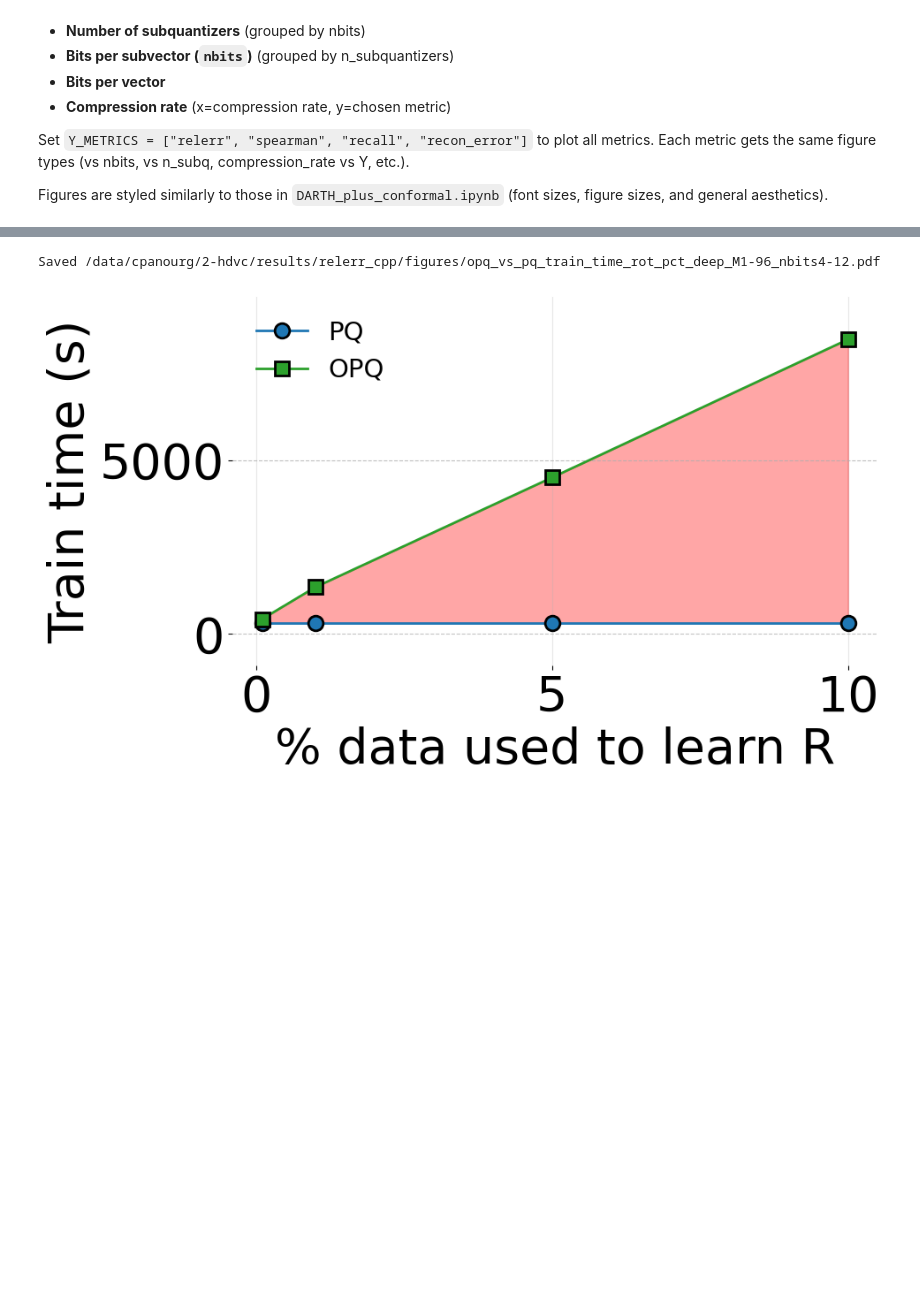
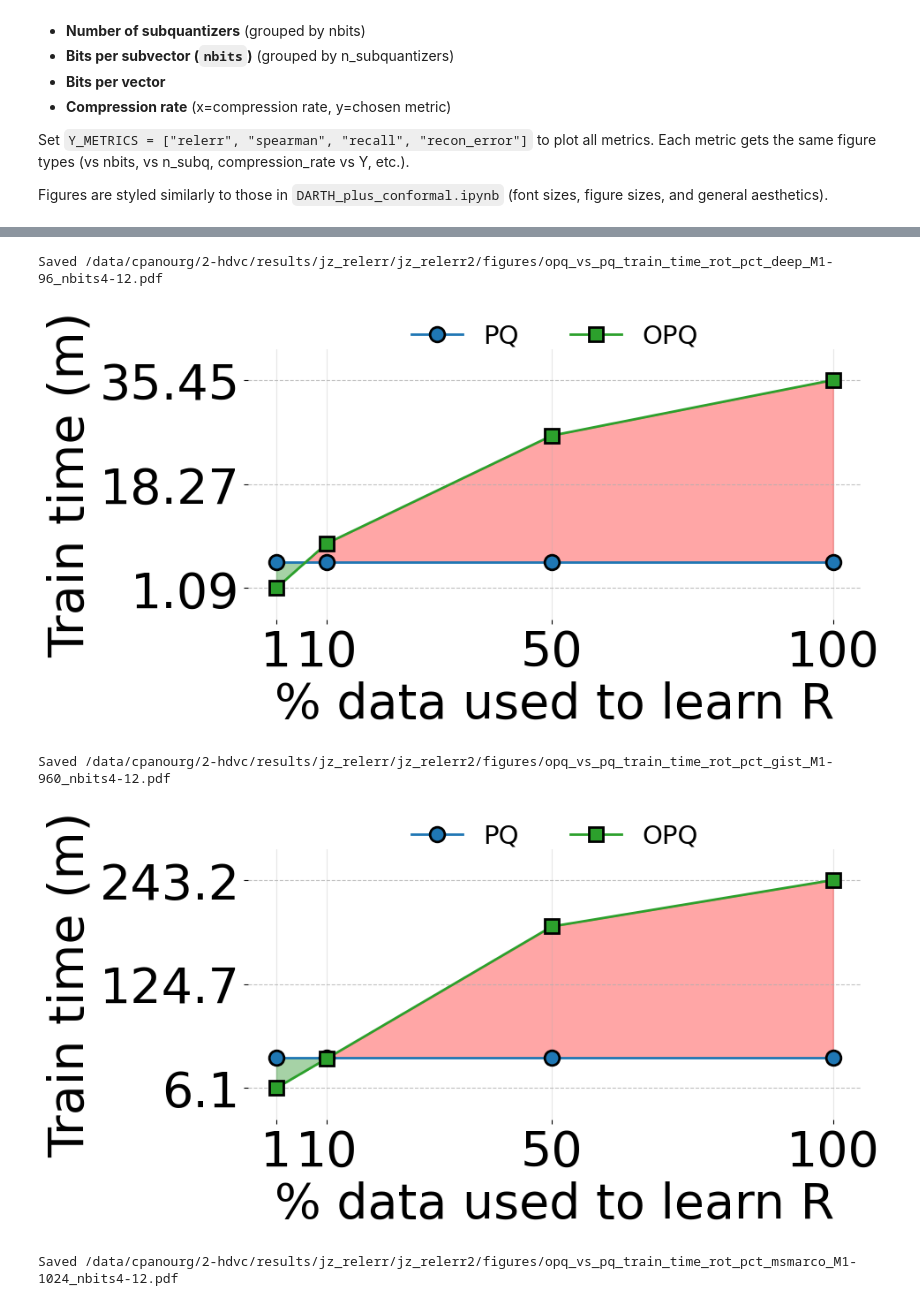
Before and after one commit to Hendrix8/hdvc, a Jupyter notebook: scripts/figure_generators/relerr_cpp_plots.ipynb, the cells around one changed output, grey strips where cells are left out. Saved outputs shown, nothing was run; the diff lists cells and outputs as text; code cells hidden in the pictures; blank space fills up the shorter version.

```diff
--- a/scripts/figure_generators/relerr_cpp_plots.ipynb
+++ b/scripts/figure_generators/relerr_cpp_plots.ipynb
@@ -137,20 +137,21 @@ relerr_df.head()
 # ============================================================================
 
 # Select which methods to plot (available: OPQ, PQ)
-METHODS_TO_PLOT = ["PQ"]  # Change to ["OPQ"] or ["PQ"] to plot only one
+METHODS_TO_PLOT = ["PQ", "OPQ"]  # Change to ["OPQ"] or ["PQ"] to plot only one
 
 # Select which datasets to plot (available: deep, gist)
-DATASETS_TO_PLOT = ["deep", "bigann", "gist", "msmarco", "openai"]  # Change to ["deep"] or ["gist"] to plot only one
+DATASETS_TO_PLOT = ["gist", "msmarco", "openai"]  # Change to ["deep"] or ["gist"] to plot only one
+# DATASETS_TO_PLOT = ["deep"]  # Change to ["deep"] or ["gist"] to plot only one
 
 # Select which x-axis columns to plot (column_name, display_label)
 # Available columns: n_subquantizers, nbits, bits_per_vector, train_time_s, or any other numeric column
 X_COLUMNS_TO_PLOT = [
-    ("n_subquantizers", "Num subq"),
-    ("nbits", "nbits"),
+    # ("n_subquantizers", "Num subq"),
+    # ("nbits", "nbits"),
     # ("bits_per_vector", "Bits per vector"),
     # ("train_time_s", "Training time (seconds)"),  # Relative error vs training time
-    # ("adc_time_s", "ADC time (seconds)"),  # Relative error vs asymmetric distance computation time
-    # ("distance_table_time_s", "Distance table time (seconds)"),  # Relative error vs distance table computation time
+    ("adc_time_s", "ADC time (seconds)"),  # Relative error vs asymmetric distance computation time
+    ("distance_table_time_s", "Distance table time (seconds)"),  # Relative error vs distance table computation time
 ]
 
 # For nbits x-axis: which n_subquantizers (curves) to show per dataset.
@@ -249,3 +250,10 @@ COMPRESSION_RATE_GROUPING = "nbits"  # or "n_subquantizers"
 
 # Build unified plot_df with all metrics merged in
 plot_df = build_plot_df(relerr_df, DATA_DIR)
+
+# Prefer CPU-time columns for ADC/distance table when available (isolates from system load)
+# Run scripts/rel_error_exps/run_pq_adc_cpu_time.sh to populate adc_time_cpu_s
+if "adc_time_cpu_s" in plot_df.columns:
+    plot_df["adc_time_s"] = plot_df["adc_time_cpu_s"].combine_first(plot_df["adc_time_s"])
+if "distance_table_time_cpu_s" in plot_df.columns:
+    plot_df["distance_table_time_s"] = plot_df["distance_table_time_cpu_s"].combine_first(plot_df["distance_table_time_s"])
@@ -1099,15 +1152,23 @@ Saved /data/cpanourg/2-hdvc/results/relerr_cpp/figures/opq_vs_pq_rot_pct_relerro
 # %%
 # OPQ vs PQ: training time vs % of data used to learn R (same lists as above, separate function)
 # PQ = train_time_s; OPQ = train_time_s + opq_train_time_s; averaged over OPQ_VS_PQ_NBITS and OPQ_VS_PQ_M
-plot_opq_vs_pq_train_time_rot_percent(
-    plot_df,
-    dataset=OPQ_VS_PQ_DATASET,
-    nbits_list=OPQ_VS_PQ_NBITS,
-    n_subquantizers_list=OPQ_VS_PQ_M,
-    output_dir=Path("/data/cpanourg/2-hdvc/results/relerr_cpp/figures"),
-    figsize=(10, 6),
-    n_bins=20,
-)
+for dataset in OPQ_VS_PQ_DATASETS:
+    m_list = OPQ_VS_PQ_M[dataset] if isinstance(OPQ_VS_PQ_M, dict) else OPQ_VS_PQ_M
+    try:
+        plot_opq_vs_pq_train_time_rot_percent(
+            opq_vs_pq_plot_df,
+            dataset=dataset,
+            nbits_list=OPQ_VS_PQ_NBITS,
+            n_subquantizers_list=m_list,
+            output_dir=opq_vs_pq_output_dir,
+            figsize=(10, 6),
+            n_bins=20,
+        )
+    except (ValueError, KeyError) as e:
+        print(f"Skipping OPQ vs PQ train time for {dataset}: {e}")
 # %% [output]
-Saved /data/cpanourg/2-hdvc/results/relerr_cpp/figures/opq_vs_pq_train_time_rot_pct_deep_M1-96_nbits4-12.pdf
+Saved /data/cpanourg/2-hdvc/results/jz_relerr/jz_relerr2/figures/opq_vs_pq_train_time_rot_pct_deep_M1-96_nbits4-12.pdf
-[figure, old version]
+[figure, new version]
+Saved /data/cpanourg/2-hdvc/results/jz_relerr/jz_relerr2/figures/opq_vs_pq_train_time_rot_pct_gist_M1-960_nbits4-12.pdf
+[figure, added]
+Saved /data/cpanourg/2-hdvc/results/jz_relerr/jz_relerr2/figures/opq_vs_pq_train_time_rot_pct_msmarco_M1-1024_nbits4-12.pdf
```
Also changed, not shown: parts of 5 cells of this notebook, 7 other files.
